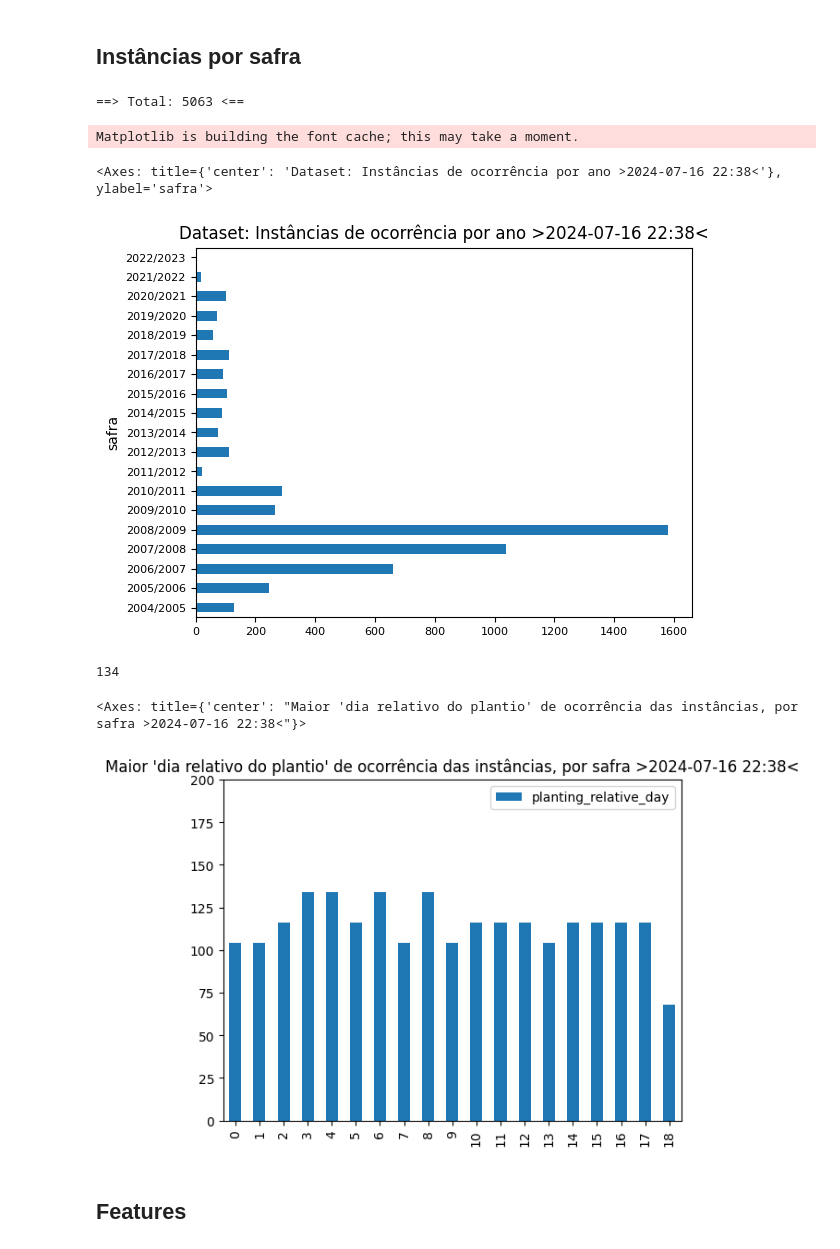
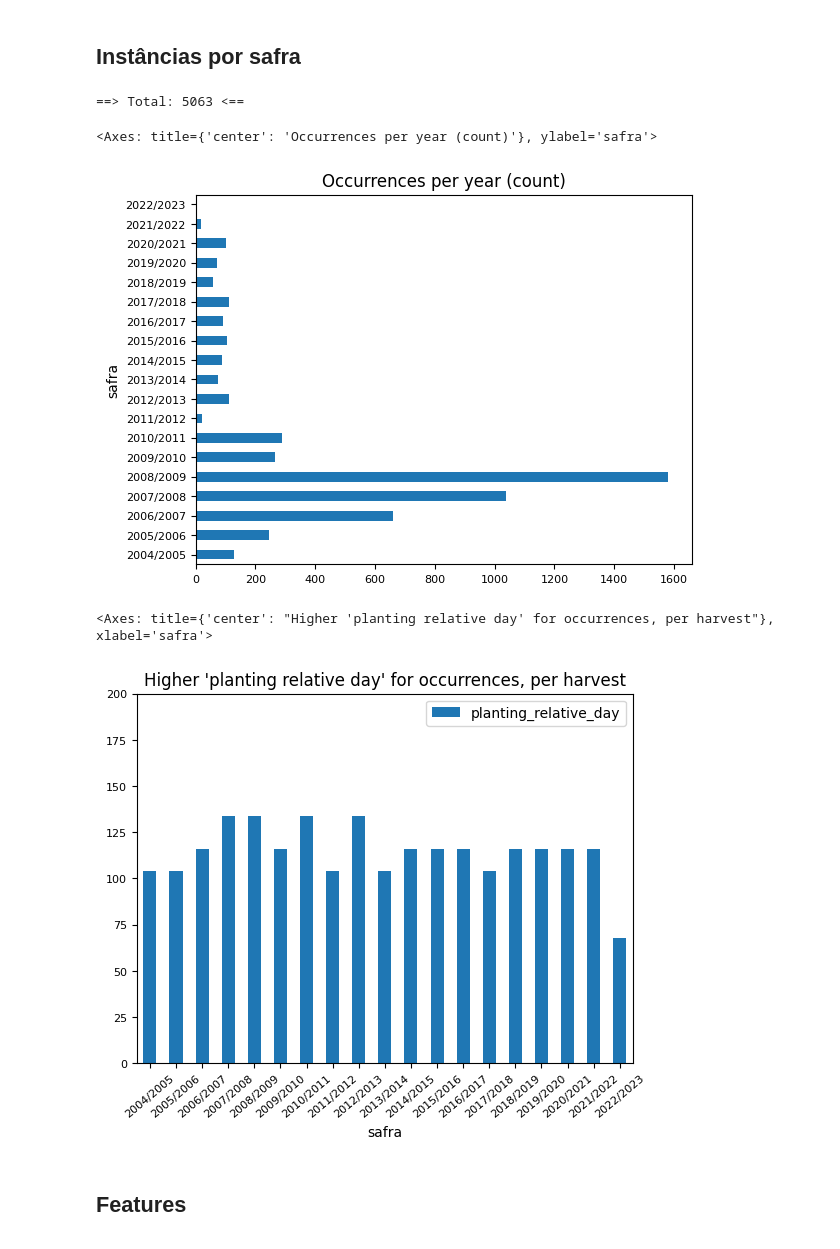
Before and after one commit to eppou/Ferrugem-Ocorrencia, a Jupyter notebook: notebook/Datasets.ipynb, the cells around one changed output. Drawn from its saved outputs; the diff is of its cells as text; code cells hidden in the pictures.

```diff
--- a/notebook/Datasets.ipynb
+++ b/notebook/Datasets.ipynb
@@ -105,26 +99,33 @@ instances_per_year_df = instances_df[instances_df["data_ocorrencia"].notnull()]
 instances_per_year_df = instances_per_year_df.groupby("safra")["safra"].count()
 
 print(f"==> Total: {instances_df.shape[0]} <==")
-instances_per_year_df.plot(y="safra", kind="barh", fontsize=8, title=f"Dataset: Instâncias de ocorrência por ano >{current_datetime_gen}<")
+# instances_per_year_df.plot(y="safra", kind="barh", fontsize=8, title=f"Consórcio: Instâncias de ocorrência por ano >{current_datetime_gen}<")
+instances_per_year_df.plot(y="safra", kind="barh", fontsize=8, title=f"Occurrences per year (count)")
 # %% [output]
 ==> Total: 5063 <==
-Matplotlib is building the font cache; this may take a moment.
+<Axes: title={'center': 'Occurrences per year (count)'}, ylabel='safra'>
-<Axes: title={'center': 'Dataset: Instâncias de ocorrência por ano >2024-07-16 22:38<'}, ylabel='safra'>
-[figure, old version]
+[figure, new version]
 # %%
 instances_per_year_df = instances_df.copy()
 instances_per_year_df["planting_relative_day"] = instances_per_year_df["data_ocorrencia"] - instances_per_year_df["planting_start_date"]
 
 relative_day_harvest = instances_per_year_df.groupby("safra", as_index=False)["planting_relative_day"].max()
 relative_day_harvest['planting_relative_day'] = relative_day_harvest['planting_relative_day'].dt.days
 
 # Colocar safra no eixo x
-print(relative_day_harvest['planting_relative_day'].max())
-relative_day_harvest.plot(y="planting_relative_day", kind="bar", ylim=(0, 200), title=f"Maior 'dia relativo do plantio' de ocorrência das instâncias, por safra >{current_datetime_gen}<")
+# print(relative_day_harvest['planting_relative_day'].max())
+# print(relative_day_harvest)
+
+# relative_day_harvest.plot(y="planting_relative_day", kind="bar", ylim=(0, 200), title=f"Maior 'dia relativo no plantio' de ocorrência das instâncias, por safra >{current_datetime_gen}<")
+relative_day_harvest.plot(
+    x="safra", y="planting_relative_day",
+    kind="bar", ylim=(0, 200),
+    rot=40, fontsize=8,
+    title=f"Higher 'planting relative day' for occurrences, per harvest"
+)
 # %% [output]
-134
+<Axes: title={'center': "Higher 'planting relative day' for occurrences, per harvest"}, xlabel='safra'>
-<Axes: title={'center': "Maior 'dia relativo do plantio' de ocorrência das instâncias, por safra >2024-07-16 22:38<"}>
-[figure, old version]
+[figure, new version]
 # %% [markdown]
 ## Features
 # %% [markdown]
```
Also changed, not shown: parts of 8 cells of this notebook, 1 other file.
